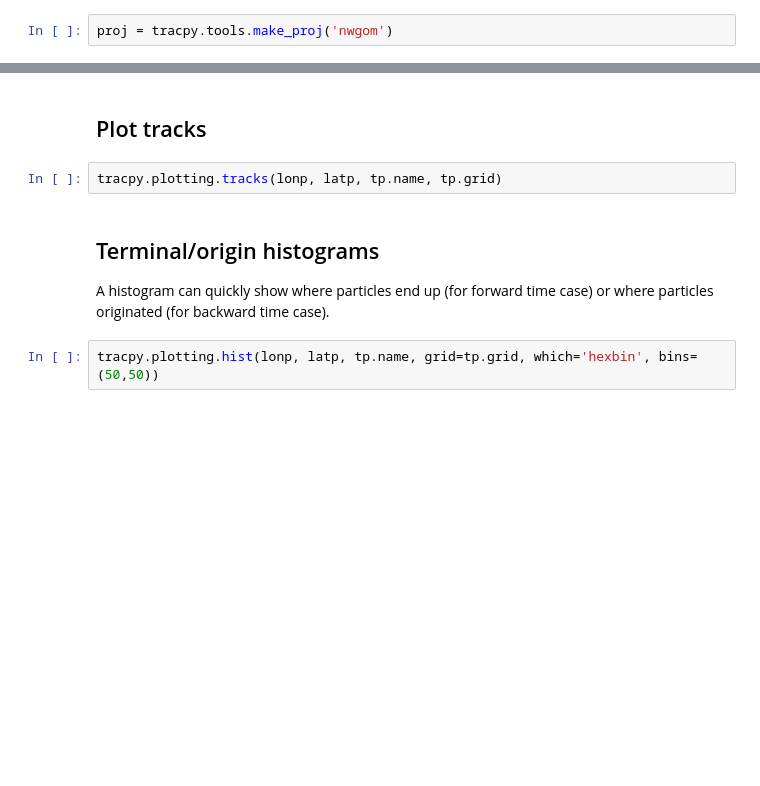
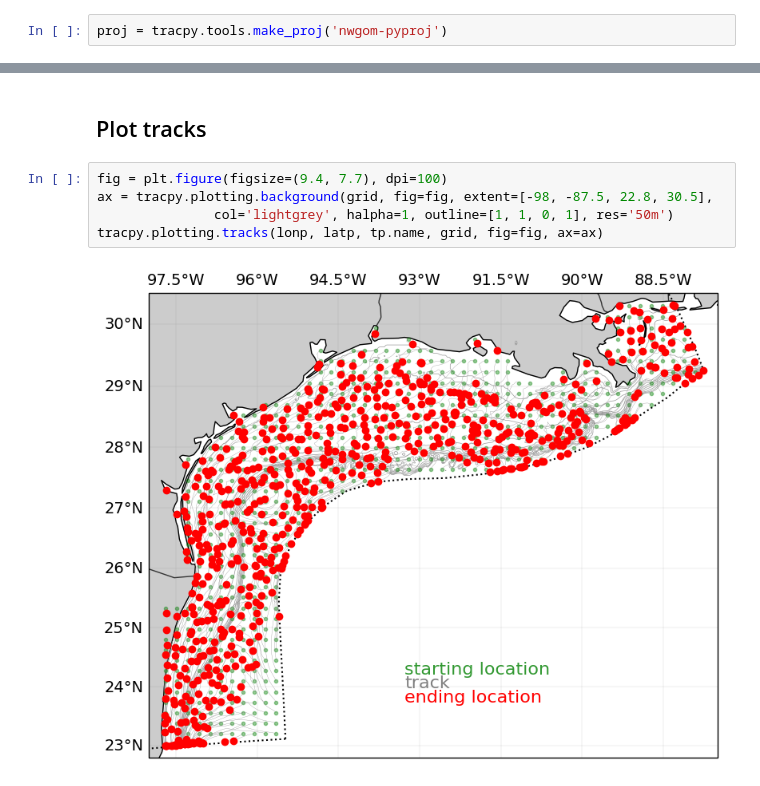
Before and after one commit to kthyng/tracpy, a Jupyter notebook: docs/manual.ipynb, the cells around one changed output, grey strips where cells are left out. Saved outputs shown, nothing was run; the diff lists cells and outputs as text; blank space fills up the shorter version.

```diff
--- a/docs/manual.ipynb
+++ b/docs/manual.ipynb
@@ -131,4 +131,4 @@ where the keyword arguments include lat/lon inputs for the projection bounds, an
 * 'galveston' - for Galveston Bay, for use with pyproj
 * 'nwgom-pyproj' - for NW Gulf of Mexico, for use without basemap
 # %%
-proj = tracpy.tools.make_proj('nwgom')
+proj = tracpy.tools.make_proj('nwgom-pyproj')
@@ -169,11 +187,10 @@ lonp, latp, zp, t, T0, U, V = tracpy.run.run(tp, date, lon0, lat0)
 Plots generated below by the user can be compared with those available in `tracpy/docs/figures`.
 # %% [markdown]
 ## Plot tracks
-# %%
-tracpy.plotting.tracks(lonp, latp, tp.name, tp.grid)
-# %% [markdown]
-## Terminal/origin histograms
-
-A histogram can quickly show where particles end up (for forward time case) or where particles originated (for backward time case).
-# %%
-tracpy.plotting.hist(lonp, latp, tp.name, grid=tp.grid, which='hexbin', bins=(50,50))
+# %%
+fig = plt.figure(figsize=(9.4, 7.7), dpi=100)
+ax = tracpy.plotting.background(grid, fig=fig, extent=[-98, -87.5, 22.8, 30.5],
+               col='lightgrey', halpha=1, outline=[1, 1, 0, 1], res='50m')
+tracpy.plotting.tracks(lonp, latp, tp.name, grid, fig=fig, ax=ax)
+# %% [output]
+[figure, added]
```
Also changed, not shown: parts of 3 cells of this notebook, 4 other files.
